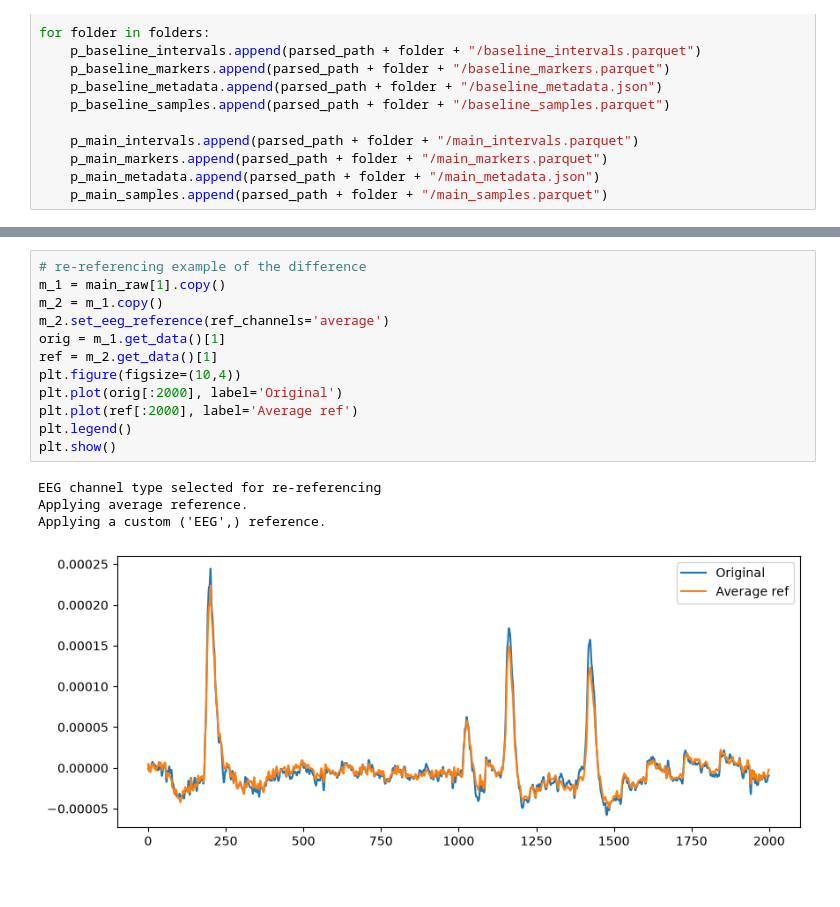
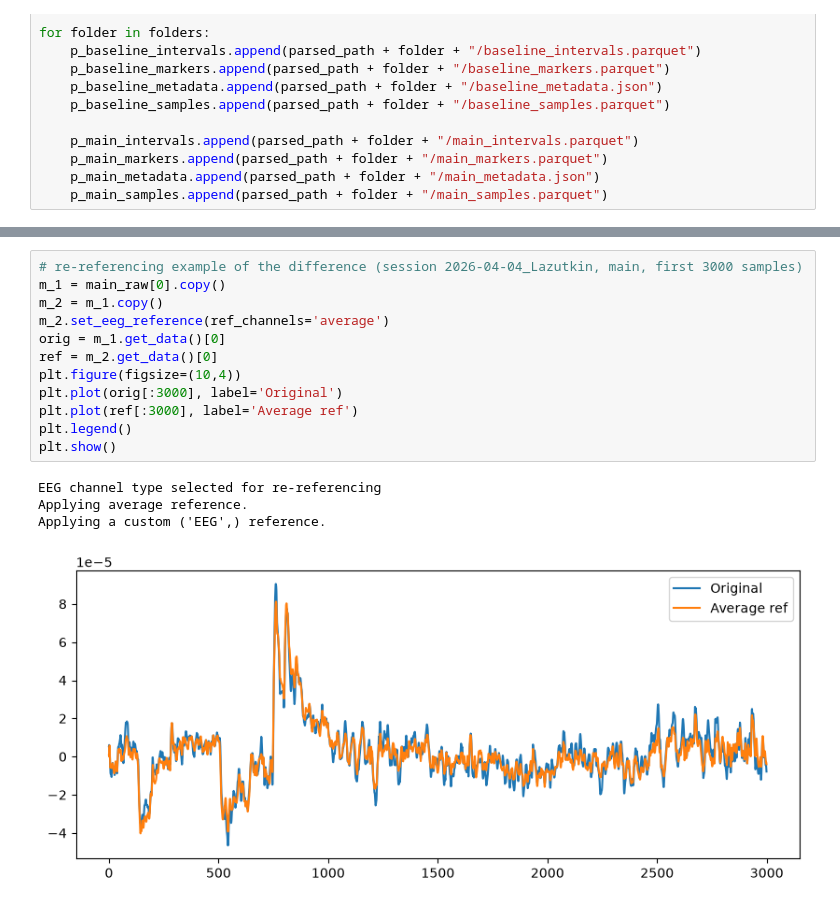
Before and after one commit to ffountainer/eeg-to-code, a Jupyter notebook: preprocessing/preprocess.ipynb, the cells around one changed output, grey strips where cells are left out. Saved outputs shown, nothing was run; the diff lists cells and outputs as text.

```diff
--- a/preprocessing/preprocess.ipynb
+++ b/preprocessing/preprocess.ipynb
@@ -130,20 +132,20 @@ main_raw[1].plot();
 # %%
-# re-referencing example of the difference
-m_1 = main_raw[1].copy()
+# re-referencing example of the difference (session 2026-04-04_Lazutkin, main, first 3000 samples)
+m_1 = main_raw[0].copy()
 m_2 = m_1.copy()
 m_2.set_eeg_reference(ref_channels='average')
-orig = m_1.get_data()[1]
-ref = m_2.get_data()[1]
+orig = m_1.get_data()[0]
+ref = m_2.get_data()[0]
 plt.figure(figsize=(10,4))
-plt.plot(orig[:2000], label='Original')
-plt.plot(ref[:2000], label='Average ref')
+plt.plot(orig[:3000], label='Original')
+plt.plot(ref[:3000], label='Average ref')
 plt.legend()
 plt.show()
 # %% [output]
 EEG channel type selected for re-referencing
 Applying average reference.
 Applying a custom ('EEG',) reference.
-[figure, old version]
+[figure, new version]
 # %%
 # full dataset re-referencing
 baseline_ref = [raw.copy() for raw in baseline_raw]
```
Also changed, not shown: parts of 5 cells of this notebook.
